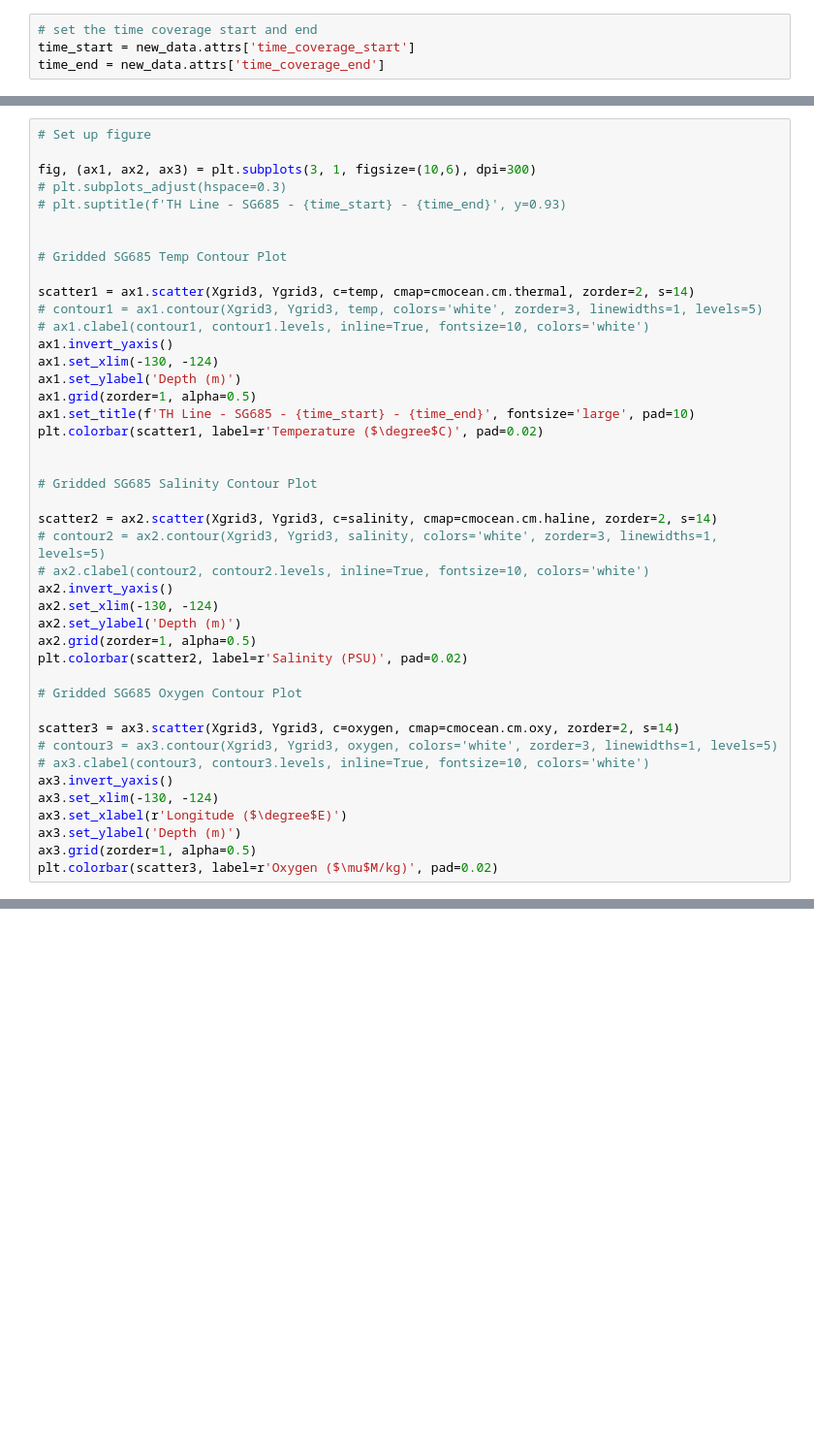
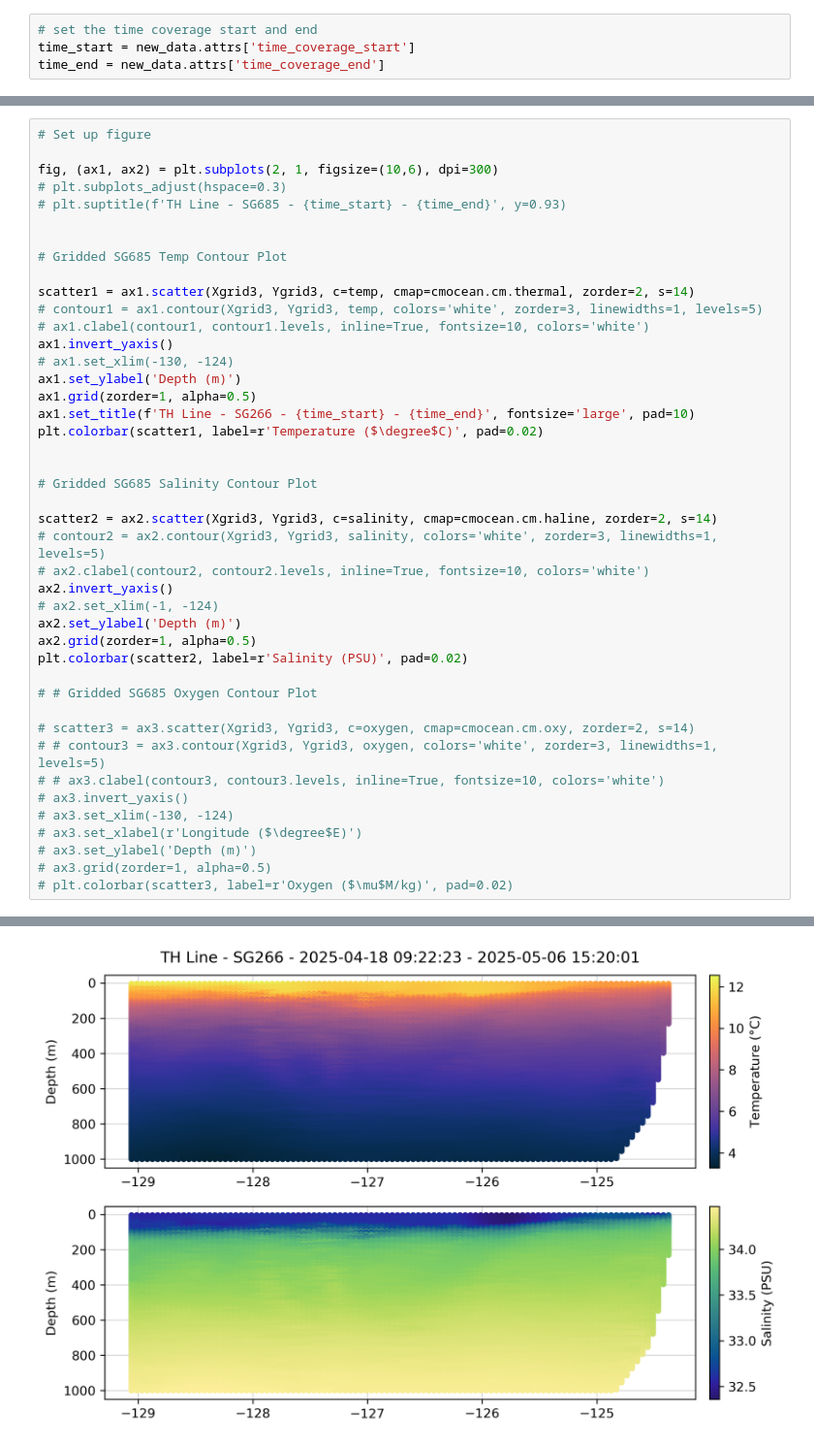
Before and after one commit to marqjace/seaglider_plotting, a Jupyter notebook: transects.ipynb, the cells around one changed output, grey strips where cells are left out. Shown at 97% size. Saved outputs shown, nothing was run; the diff lists cells and outputs as text; blank space fills up the shorter version.

```diff
--- a/transects.ipynb
+++ b/transects.ipynb
@@ -174,7 +162,7 @@ plt.colorbar(contour3, label=r'Oxygen ($\mu$M/kg)', pad=0.02)
 # %%
 # Set up figure
 
-fig, (ax1, ax2, ax3) = plt.subplots(3, 1, figsize=(10,6), dpi=300)
+fig, (ax1, ax2) = plt.subplots(2, 1, figsize=(10,6), dpi=300)
 # plt.subplots_adjust(hspace=0.3)
 # plt.suptitle(f'TH Line - SG685 - {time_start} - {time_end}', y=0.93)
 
@@ -185,10 +173,10 @@ scatter1 = ax1.scatter(Xgrid3, Ygrid3, c=temp, cmap=cmocean.cm.thermal, zorder=2
 # contour1 = ax1.contour(Xgrid3, Ygrid3, temp, colors='white', zorder=3, linewidths=1, levels=5)
 # ax1.clabel(contour1, contour1.levels, inline=True, fontsize=10, colors='white')
 ax1.invert_yaxis()
-ax1.set_xlim(-130, -124)
+# ax1.set_xlim(-130, -124)
 ax1.set_ylabel('Depth (m)')
 ax1.grid(zorder=1, alpha=0.5)
-ax1.set_title(f'TH Line - SG685 - {time_start} - {time_end}', fontsize='large', pad=10)
+ax1.set_title(f'TH Line - SG266 - {time_start} - {time_end}', fontsize='large', pad=10)
 plt.colorbar(scatter1, label=r'Temperature ($\degree$C)', pad=0.02)
 
 
@@ -198,19 +186,20 @@ scatter2 = ax2.scatter(Xgrid3, Ygrid3, c=salinity, cmap=cmocean.cm.haline, zorde
 # contour2 = ax2.contour(Xgrid3, Ygrid3, salinity, colors='white', zorder=3, linewidths=1, levels=5)
 # ax2.clabel(contour2, contour2.levels, inline=True, fontsize=10, colors='white')
 ax2.invert_yaxis()
-ax2.set_xlim(-130, -124)
+# ax2.set_xlim(-1, -124)
 ax2.set_ylabel('Depth (m)')
 ax2.grid(zorder=1, alpha=0.5)
 plt.colorbar(scatter2, label=r'Salinity (PSU)', pad=0.02)
 
-# Gridded SG685 Oxygen Contour Plot
+# # Gridded SG685 Oxygen Contour Plot
 
-scatter3 = ax3.scatter(Xgrid3, Ygrid3, c=oxygen, cmap=cmocean.cm.oxy, zorder=2, s=14)
-# contour3 = ax3.contour(Xgrid3, Ygrid3, oxygen, colors='white', zorder=3, linewidths=1, levels=5)
-# ax3.clabel(contour3, contour3.levels, inline=True, fontsize=10, colors='white')
-ax3.invert_yaxis()
-ax3.set_xlim(-130, -124)
-ax3.set_xlabel(r'Longitude ($\degree$E)')
-ax3.set_ylabel('Depth (m)')
-ax3.grid(zorder=1, alpha=0.5)
-plt.colorbar(scatter3, label=r'Oxygen ($\mu$M/kg)', pad=0.02)
+# scatter3 = ax3.scatter(Xgrid3, Ygrid3, c=oxygen, cmap=cmocean.cm.oxy, zorder=2, s=14)
+# # contour3 = ax3.contour(Xgrid3, Ygrid3, oxygen, colors='white', zorder=3, linewidths=1, levels=5)
+# # ax3.clabel(contour3, contour3.levels, inline=True, fontsize=10, colors='white')
+# ax3.invert_yaxis()
+# ax3.set_xlim(-130, -124)
+# ax3.set_xlabel(r'Longitude ($\degree$E)')
+# ax3.set_ylabel('Depth (m)')
+# ax3.grid(zorder=1, alpha=0.5)
+# plt.colorbar(scatter3, label=r'Oxygen ($\mu$M/kg)', pad=0.02)
+# %% [output]
@@ -216,0 +207 @@ plt.colorbar(scatter3, label=r'Oxygen ($\mu$M/kg)', pad=0.02)
+[figure, added]
```
Also changed, not shown: parts of 5 cells of this notebook, 9 other files.
